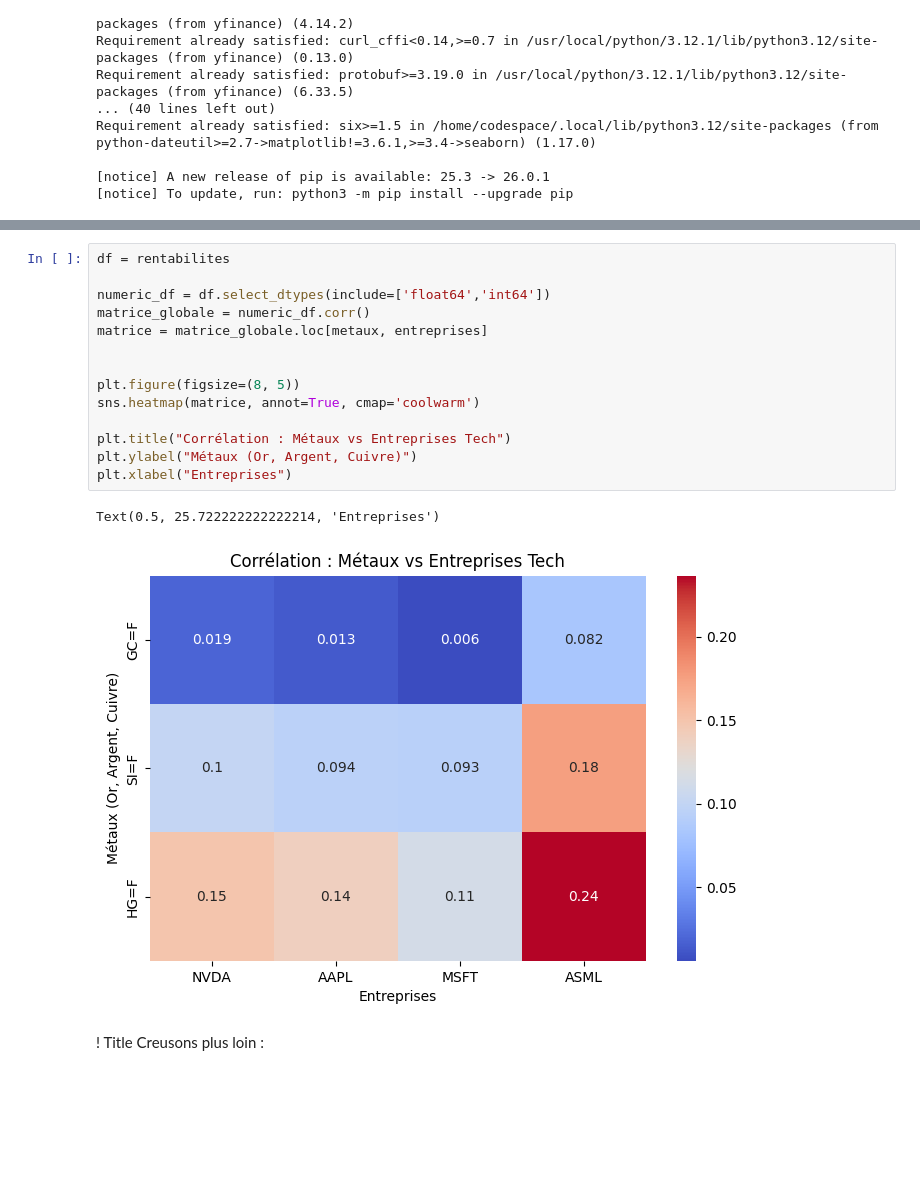
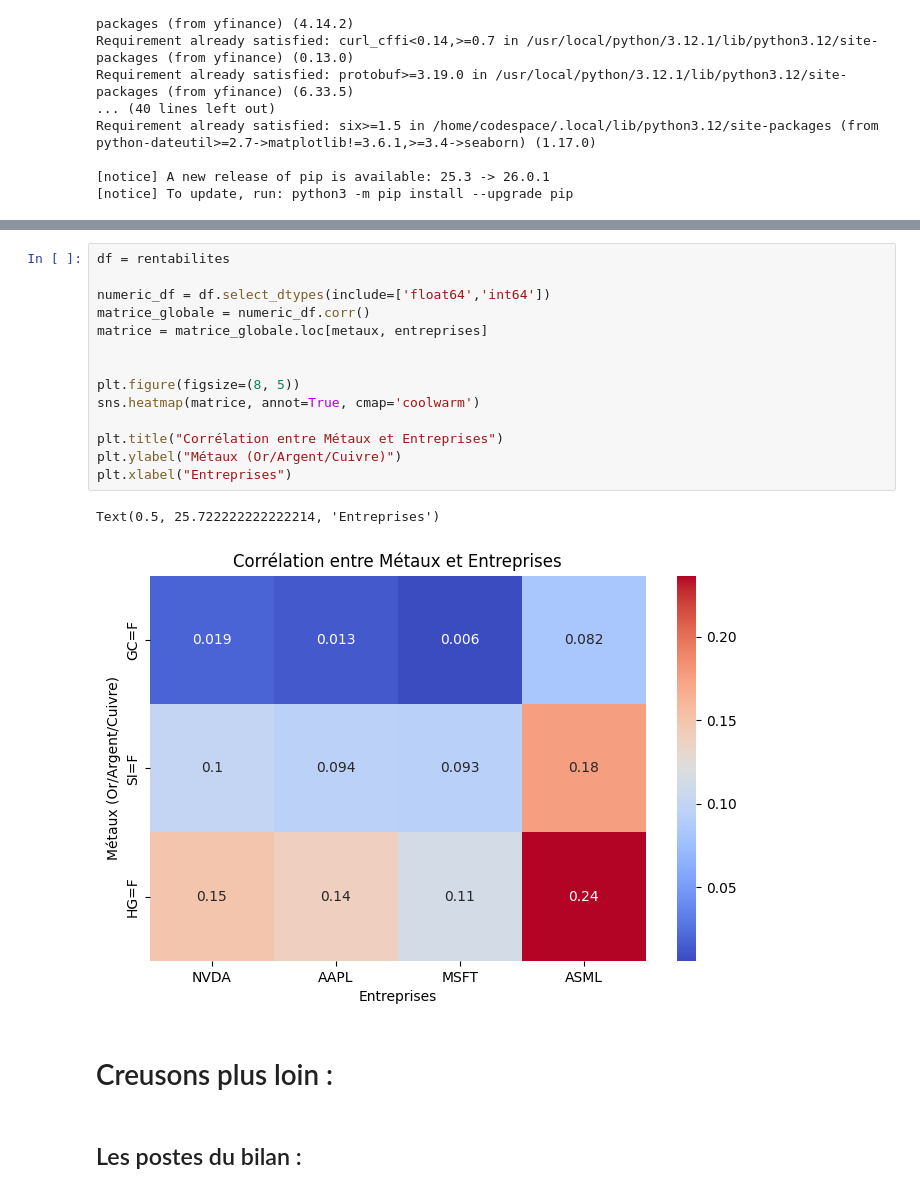
Before and after one commit to c-battaglia/Projet-Audit-Data-Battaglia-La-Mendola-Bernardoff-Bleywas, a Jupyter notebook: SCRIPTS/script.ipynb, the cells around one changed output, grey strips where cells are left out. Saved outputs shown, nothing was run; the diff lists cells and outputs as text; blank space fills up the shorter version.

```diff
--- a/SCRIPTS/script.ipynb
+++ b/SCRIPTS/script.ipynb
@@ -102,19 +85,21 @@ NameError: name 'entreprises_tech' is not defined
 # %%
 df = rentabilites
 
 numeric_df = df.select_dtypes(include=['float64','int64'])
 matrice_globale = numeric_df.corr()
 matrice = matrice_globale.loc[metaux, entreprises]
 
 
 plt.figure(figsize=(8, 5))
 sns.heatmap(matrice, annot=True, cmap='coolwarm')
 
-plt.title("Corrélation : Métaux vs Entreprises Tech")
-plt.ylabel("Métaux (Or, Argent, Cuivre)")
+plt.title("Corrélation entre Métaux et Entreprises")
+plt.ylabel("Métaux (Or/Argent/Cuivre)")
 plt.xlabel("Entreprises")
 # %% [output]
 Text(0.5, 25.722222222222214, 'Entreprises')
-[figure, old version]
+[figure, new version]
 # %% [markdown]
-! Title Creusons plus loin :
+# Creusons plus loin :
+# %% [markdown]
+## Les postes du bilan :
```
Also changed, not shown: parts of 15 cells of this notebook.
